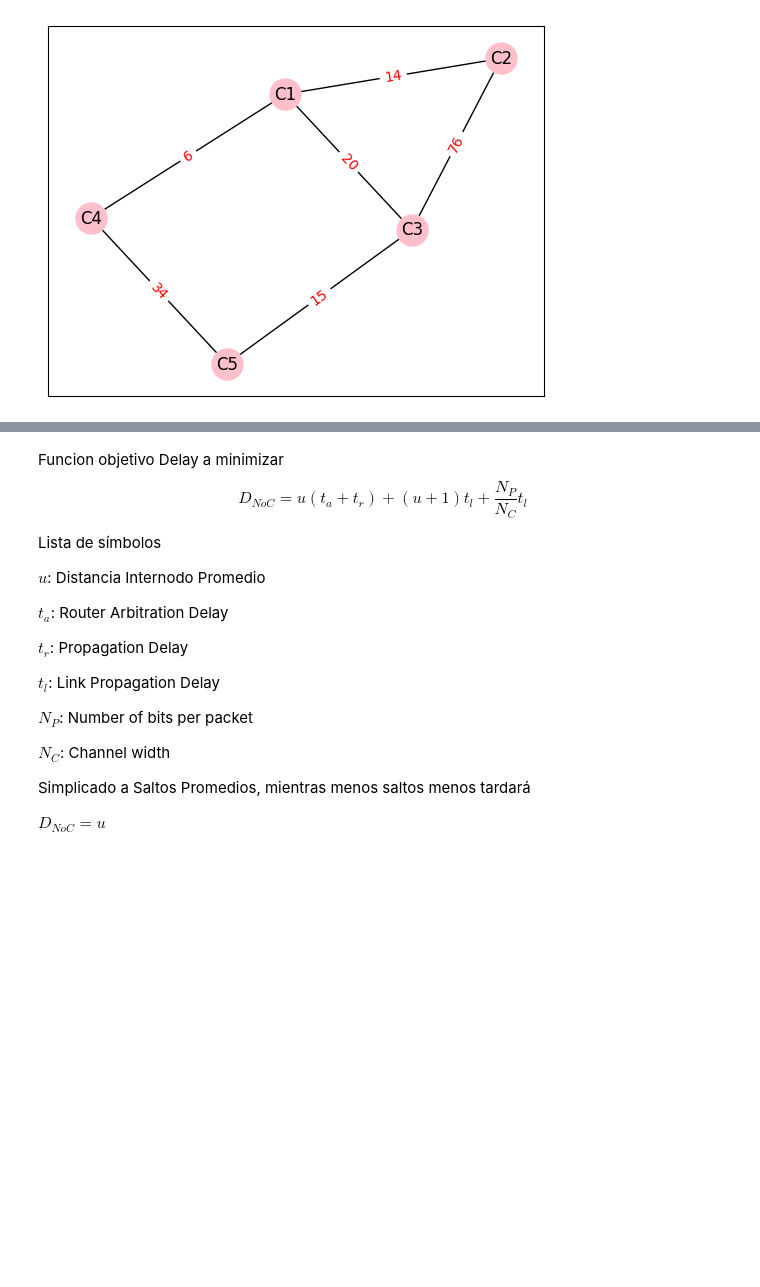
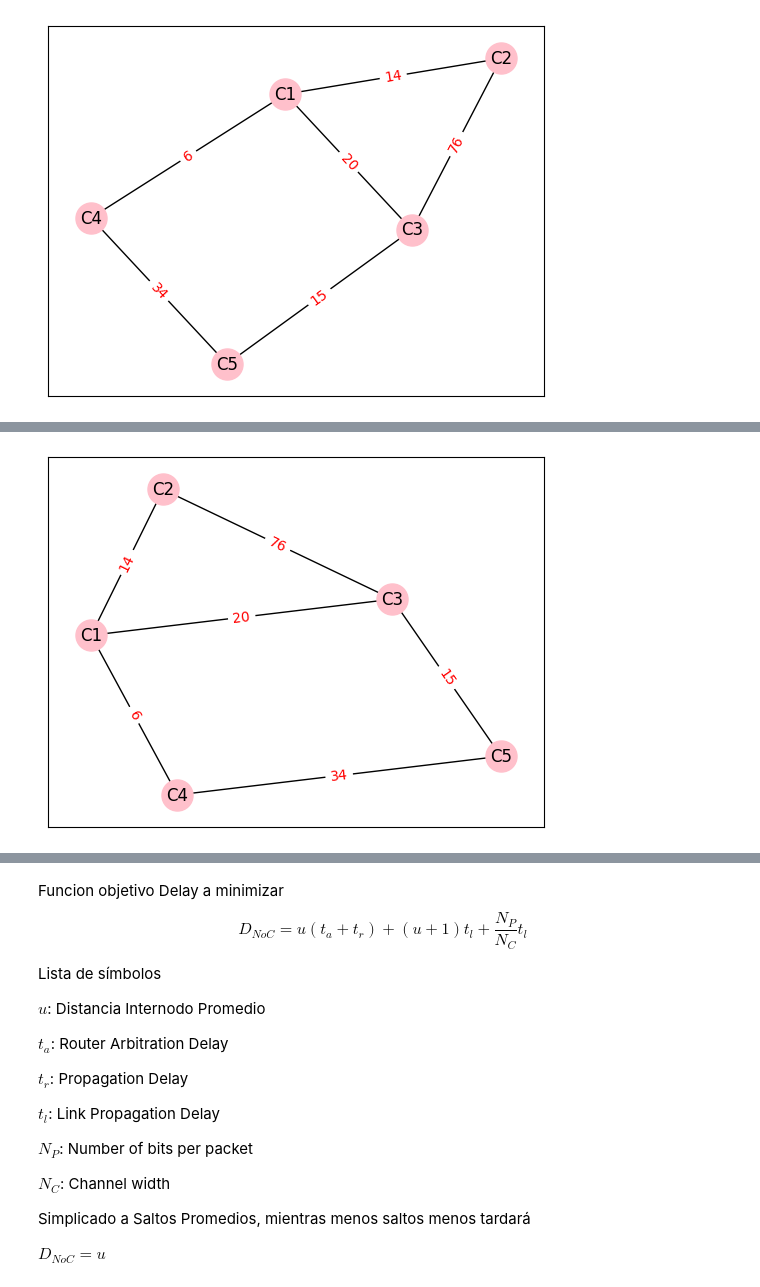
Before and after one commit to jtapiav/github-slideshow, a Jupyter notebook: GA.ipynb, the cells around one changed output, grey strips where cells are left out. Drawn from its saved outputs; the diff is of its cells as text; code cells hidden in the pictures; blank space fills up the shorter version.

```diff
--- a/GA.ipynb
+++ b/GA.ipynb
@@ -543,0 +798,37 @@ draw_graph( nodes, edgeLabels )
+# %%
+nodes = ['C{}'.format(index) for index in range(1,6)]
+labeledEdges = {('C1','C2'):14,('C1','C3'):20,('C2','C3'):76,('C1','C4'):6,('C4','C5'):34,('C5','C3'):15}
+
+descriptionApplicationGraph = DirectGraph( nodes, labeledEdges )
+applicationGraph = CustomGraph( descriptionApplicationGraph )
+
+GA = GeneticAlgorithm( populationSize=10, chromosomeSize=10,
+                       mutationType='bitstring', crossoverType='uniform', selectionType='ranking',
+                       functionDecode = functionDecode,
+                       functionFitness = functionFitness,
+                       numberMaximumIterations=1, epsilon = 0.001,
+                       randomState = 69, geneLimits = None )#
+
+graph0 = CustomGraph( directGraph )
+
+graph0.drawGraph()
+
+def OptimizationTopology( ):
+  GA.solve()
+  GA.printResult()
+  GA.plotResult()
+
+
+  chromosome = Chromosome( GA.bestCandidateOfGeneration[-1] )
+
+  chromosomeGraph = CustomGraph( chromosome )
+
+
+  print( GA.bestCandidateOfGeneration[-1] )
+  print( chromosome.chromosome )
+  print( chromosomeGraph.adj_matrix )
+
+  customGraph.drawGraph()
+  chromosomeGraph.drawGraph()
+# %% [output]
+[figure, added]
```
Also changed, not shown: parts of 17 cells of this notebook.
